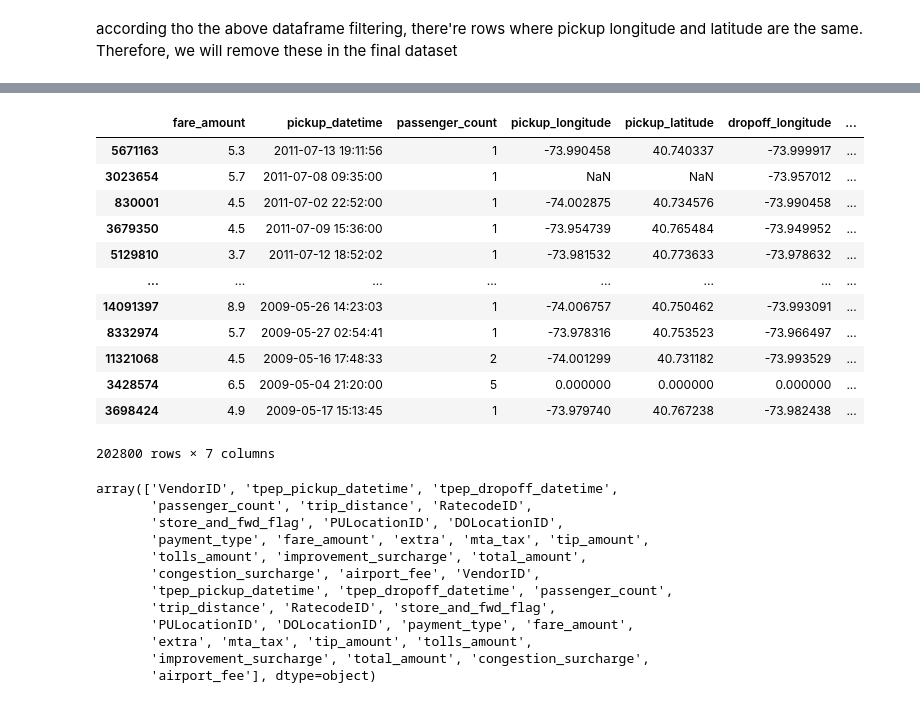
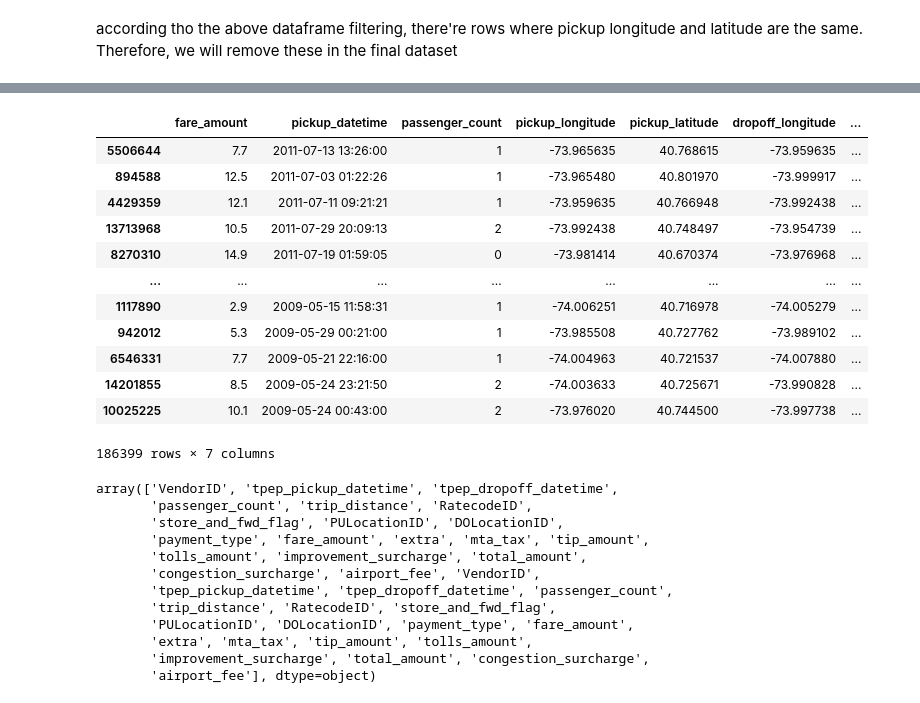
Before and after one commit to wangyf99/final-project, a Jupyter notebook: Group_project.ipynb, the cells around one changed output, grey strips where cells are left out. Cells and saved outputs as stored; diff of their text form; code cells hidden in the pictures.

```diff
--- a/Group_project.ipynb
+++ b/Group_project.ipynb
@@ -517,19 +477,32 @@ yellow_taxi_data
-# %%
-yellow_taxi_data
-# %% [output]
-|  | fare_amount | pickup_datetime | passenger_count | pickup_longitude | pickup_latitude | dropoff_longitude | ... |
-| 5671163 | 5.3 | 2011-07-13 19:11:56 | 1 | -73.990458 | 40.740337 | -73.999917 | ... |
-| 3023654 | 5.7 | 2011-07-08 09:35:00 | 1 | NaN | NaN | -73.957012 | ... |
-| 830001 | 4.5 | 2011-07-02 22:52:00 | 1 | -74.002875 | 40.734576 | -73.990458 | ... |
-| 3679350 | 4.5 | 2011-07-09 15:36:00 | 1 | -73.954739 | 40.765484 | -73.949952 | ... |
-| 5129810 | 3.7 | 2011-07-12 18:52:02 | 1 | -73.981532 | 40.773633 | -73.978632 | ... |
-| ... | ... | ... | ... | ... | ... | ... | ... |
-| 14091397 | 8.9 | 2009-05-26 14:23:03 | 1 | -74.006757 | 40.750462 | -73.993091 | ... |
-| 8332974 | 5.7 | 2009-05-27 02:54:41 | 1 | -73.978316 | 40.753523 | -73.966497 | ... |
-| 11321068 | 4.5 | 2009-05-16 17:48:33 | 2 | -74.001299 | 40.731182 | -73.993529 | ... |
-| 3428574 | 6.5 | 2009-05-04 21:20:00 | 5 | 0.000000 | 0.000000 | 0.000000 | ... |
-| 3698424 | 4.9 | 2009-05-17 15:13:45 | 1 | -73.979740 | 40.767238 | -73.982438 | ... |
-202800 rows × 7 columns
+# %%
+yellow_taxi_data = yellow_taxi_data[yellow_taxi_data['pickup_longitude'] > -74.242330]
+yellow_taxi_data = yellow_taxi_data[yellow_taxi_data['pickup_longitude'] < -73.717047]
+yellow_taxi_data = yellow_taxi_data[yellow_taxi_data['pickup_latitude'] > 40.560445]
+yellow_taxi_data = yellow_taxi_data[yellow_taxi_data['pickup_latitude'] < 40.908524]
+
+
+
+
+yellow_taxi_data = yellow_taxi_data[yellow_taxi_data['dropoff_longitude'] > -74.242330]
+yellow_taxi_data = yellow_taxi_data[yellow_taxi_data['dropoff_longitude'] < -73.717047]
+yellow_taxi_data = yellow_taxi_data[yellow_taxi_data['dropoff_latitude'] > 40.560445]
+yellow_taxi_data = yellow_taxi_data[yellow_taxi_data['dropoff_latitude'] < 40.908524]
+
+yellow_taxi_data
+# %% [output]
+|  | fare_amount | pickup_datetime | passenger_count | pickup_longitude | pickup_latitude | dropoff_longitude | ... |
+| 5506644 | 7.7 | 2011-07-13 13:26:00 | 1 | -73.965635 | 40.768615 | -73.959635 | ... |
+| 894588 | 12.5 | 2011-07-03 01:22:26 | 1 | -73.965480 | 40.801970 | -73.999917 | ... |
+| 4429359 | 12.1 | 2011-07-11 09:21:21 | 1 | -73.959635 | 40.766948 | -73.992438 | ... |
+| 13713968 | 10.5 | 2011-07-29 20:09:13 | 2 | -73.992438 | 40.748497 | -73.954739 | ... |
+| 8270310 | 14.9 | 2011-07-19 01:59:05 | 0 | -73.981414 | 40.670374 | -73.976968 | ... |
+| ... | ... | ... | ... | ... | ... | ... | ... |
+| 1117890 | 2.9 | 2009-05-15 11:58:31 | 1 | -74.006251 | 40.716978 | -74.005279 | ... |
+| 942012 | 5.3 | 2009-05-29 00:21:00 | 1 | -73.985508 | 40.727762 | -73.989102 | ... |
+| 6546331 | 7.7 | 2009-05-21 22:16:00 | 1 | -74.004963 | 40.721537 | -74.007880 | ... |
+| 14201855 | 8.5 | 2009-05-24 23:21:50 | 2 | -74.003633 | 40.725671 | -73.990828 | ... |
+| 10025225 | 10.1 | 2009-05-24 00:43:00 | 2 | -73.976020 | 40.744500 | -73.997738 | ... |
+186399 rows × 7 columns
 # %%
 import numpy as np
 #array = np.array()
```
Also changed, not shown: parts of 17 cells of this notebook.
